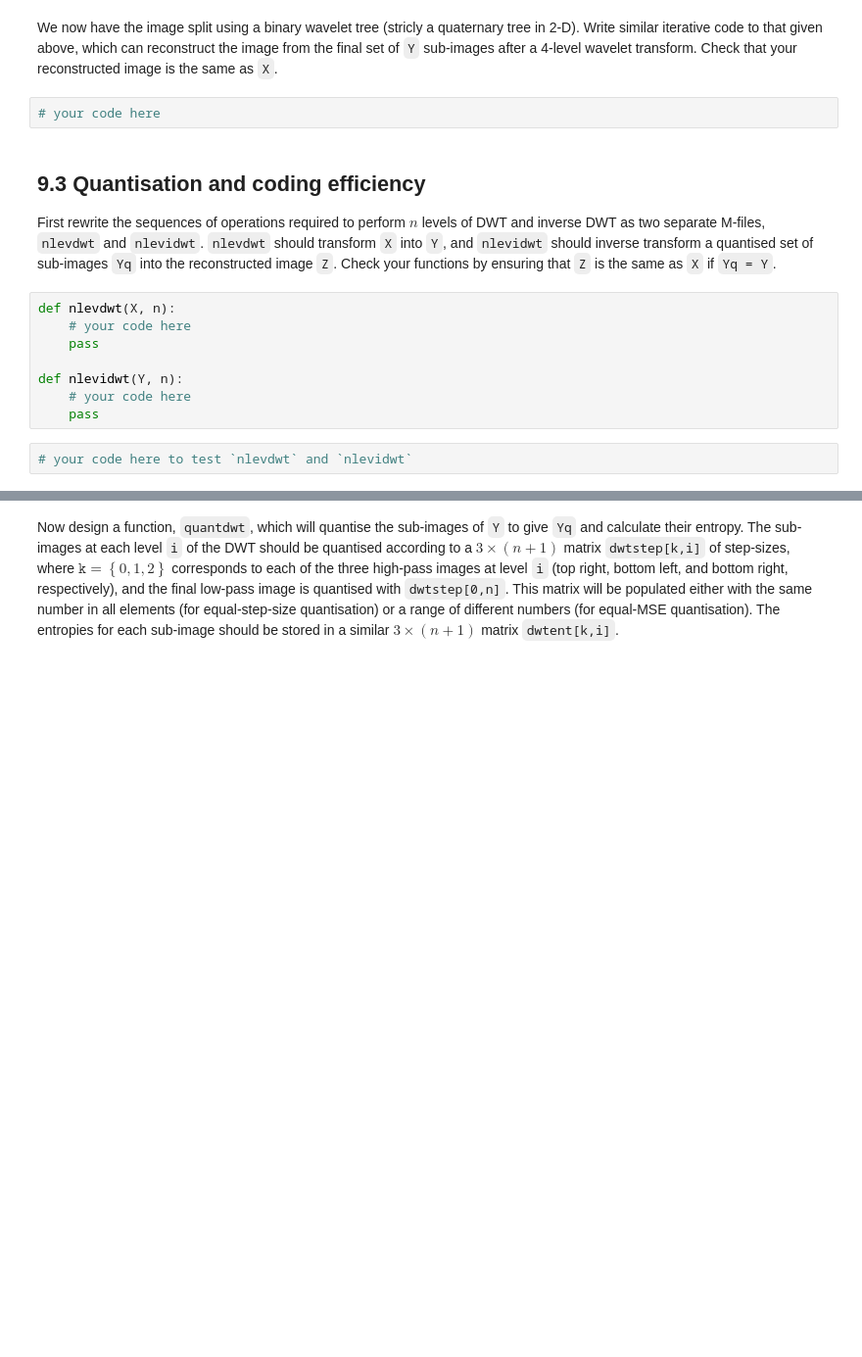
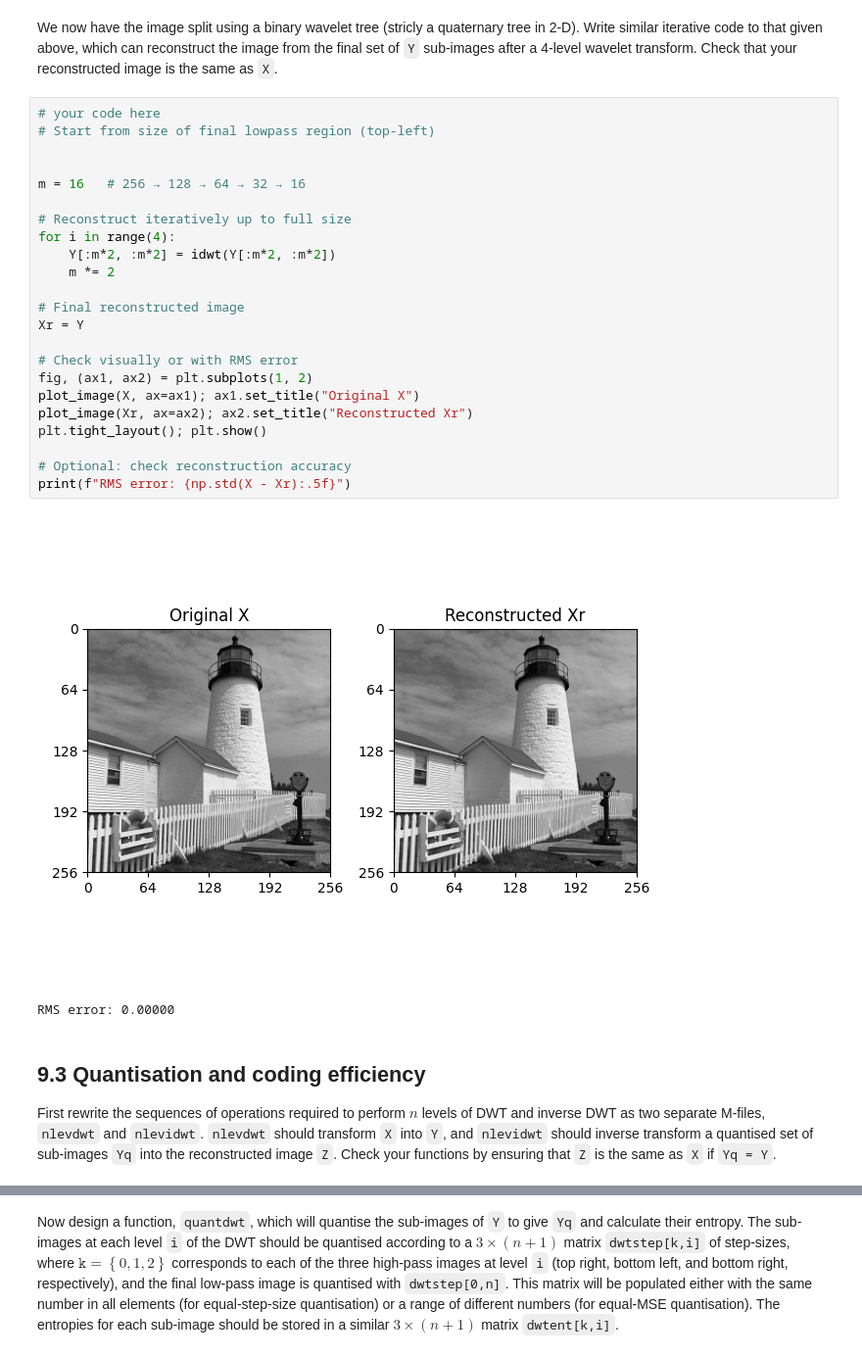
Before and after one commit to LucyYuanZihan/Lucy_cued_sf2_lab, a Jupyter notebook: 9-dwt.ipynb, the cells around one changed output, grey strips where cells are left out. Shown at 98% size. Saved outputs shown, nothing was run; the diff lists cells and outputs as text; blank space fills up the shorter version.

```diff
--- a/9-dwt.ipynb
+++ b/9-dwt.ipynb
@@ -326,8 +352,32 @@ similar iterative code to that given above, which can reconstruct
 the image from the final set of `Y` sub-images after a 4-level
 wavelet transform. Check that your reconstructed image is the
 same as `X`.
-# %%
-# your code here
+# %%
+# your code here
+# Start from size of final lowpass region (top-left)
+
+
+m = 16   # 256 → 128 → 64 → 32 → 16
+
+# Reconstruct iteratively up to full size
+for i in range(4):
+    Y[:m*2, :m*2] = idwt(Y[:m*2, :m*2])
+    m *= 2
+
+# Final reconstructed image
+Xr = Y
+
+# Check visually or with RMS error
+fig, (ax1, ax2) = plt.subplots(1, 2)
+plot_image(X, ax=ax1); ax1.set_title("Original X")
+plot_image(Xr, ax=ax2); ax2.set_title("Reconstructed Xr")
+plt.tight_layout(); plt.show()
+
+# Optional: check reconstruction accuracy
+print(f"RMS error: {np.std(X - Xr):.5f}")
+# %% [output]
+[figure, added]
+RMS error: 0.00000
 # %% [markdown]
 ## 9.3 Quantisation and coding efficiency
 
@@ -337,13 +387,3 @@ $n$ levels of DWT and inverse DWT as two separate M-files, `nlevdwt` and `nlevid
 transform a quantised set of sub-images `Yq` into the
 reconstructed image `Z`.  Check your functions by ensuring
 that `Z` is the same as `X` if `Yq = Y`.
-# %%
-def nlevdwt(X, n):
-    # your code here
-    pass
-
-def nlevidwt(Y, n):
-    # your code here
-    pass
-# %%
-# your code here to test `nlevdwt` and `nlevidwt`
```
Also changed, not shown: parts of 16 cells of this notebook.
